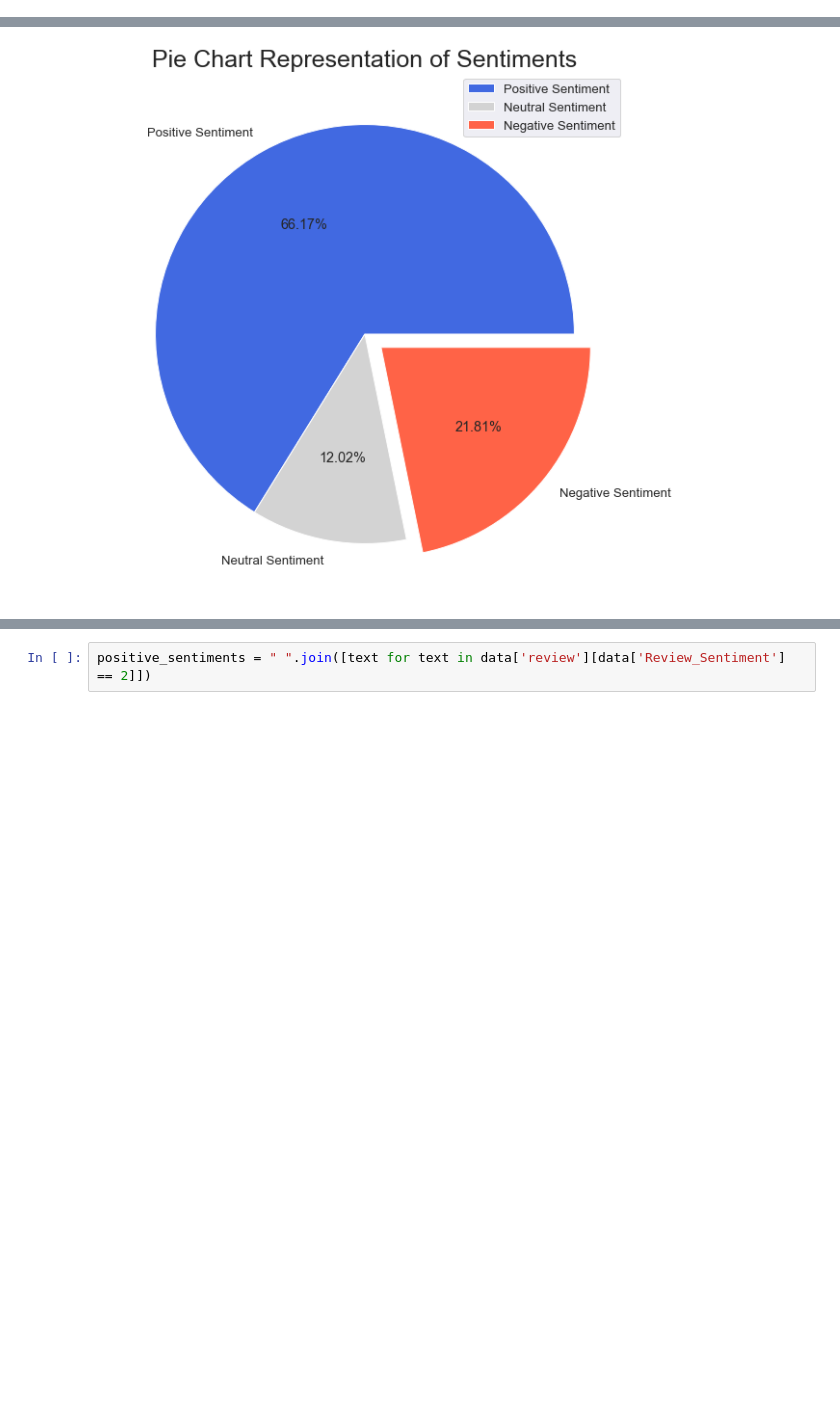
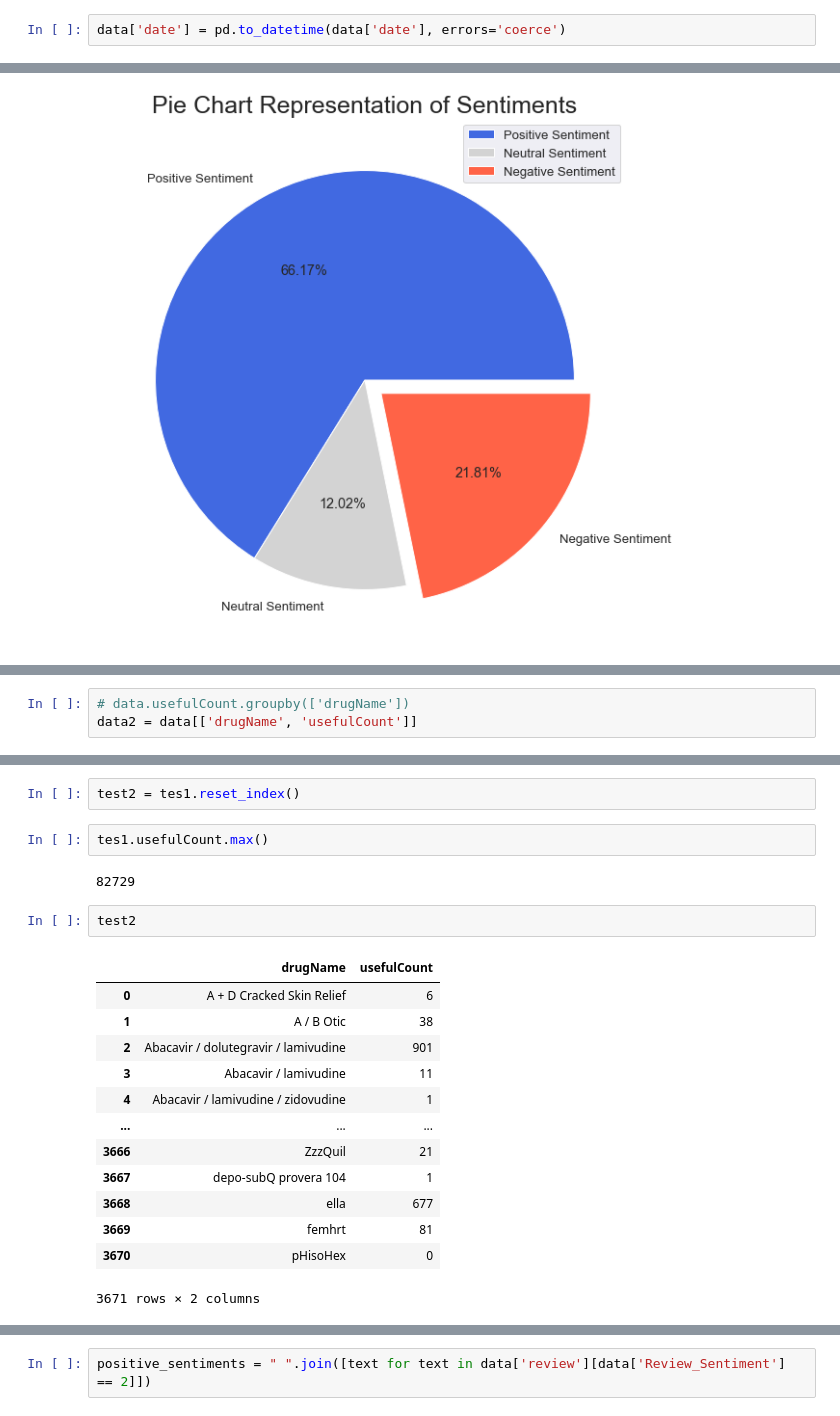
Before and after one commit to Cpizzle1/drug_sentiment_analysis, a Jupyter notebook: notebooks/eda.ipynb, the cells around one changed output, grey strips where cells are left out. Saved outputs shown, nothing was run; the diff lists cells and outputs as text; blank space fills up the shorter version.

```diff
--- a/notebooks/eda.ipynb
+++ b/notebooks/eda.ipynb
@@ -95,0 +133,2 @@ plt.savefig('Ten_most_common_drugs.png');
+# %%
+data['date'] = pd.to_datetime(data['date'], errors='coerce')
@@ -241,0 +285,3 @@ plt.show()
+# %%
+# data.usefulCount.groupby(['drugName'])
+data2 = data[['drugName', 'usefulCount']]
@@ -241,0 +332,22 @@ plt.show()
+# %%
+test2 = tes1.reset_index()
+# %%
+tes1.usefulCount.max()
+# %% [output]
+82729
+# %%
+test2
+# %% [output]
+|  | drugName | usefulCount |
+| 0 | A + D Cracked Skin Relief | 6 |
+| 1 | A / B Otic | 38 |
+| 2 | Abacavir / dolutegravir / lamivudine | 901 |
+| 3 | Abacavir / lamivudine | 11 |
+| 4 | Abacavir / lamivudine / zidovudine | 1 |
+| ... | ... | ... |
+| 3666 | ZzzQuil | 21 |
+| 3667 | depo-subQ provera 104 | 1 |
+| 3668 | ella | 677 |
+| 3669 | femhrt | 81 |
+| 3670 | pHisoHex | 0 |
+3671 rows × 2 columns
```
Also changed, not shown: parts of 16 cells of this notebook, 5 other files.
